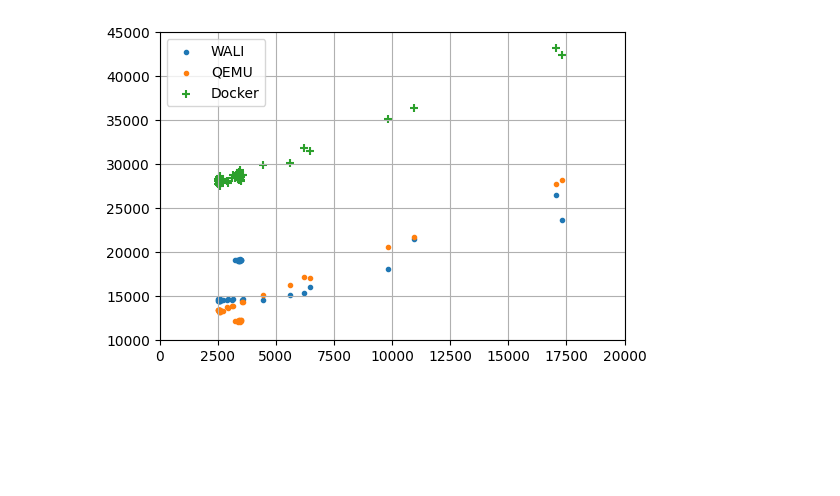
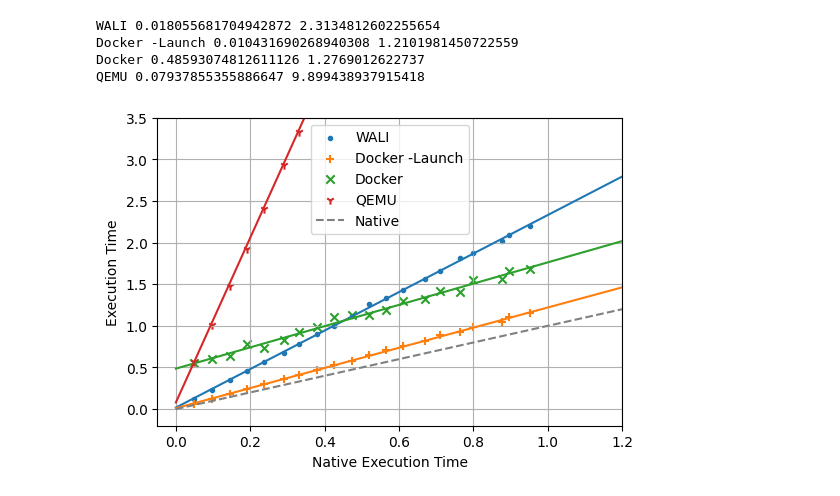
Before and after one commit to arjunr2/wali-eurosys25-data, a Jupyter notebook: scatter.ipynb, the cells around one changed output. Saved outputs shown, nothing was run; the diff lists cells and outputs as text; code cells hidden in the pictures; blank space fills up the shorter version.

```diff
--- a/scatter.ipynb
+++ b/scatter.ipynb
@@ -6,4 +7,13 @@ import numpy as np
-# %%
-df1 = pd.read_csv("results/lua.csv")
-df2 = pd.read_csv("results/bash.csv")
-df = pd.concat([df1, df2])
+# %%
+def read_data(*args):
+    dfs = [pd.read_csv(os.path.join("results", a + ".csv")) for a in args]
+    res = pd.concat(dfs)
+    res["benchmark"] = res["benchmark"].astype(str)
+    return res
+
+
+def _get(df, mode, key=None):
+    res = df[df["mode"] == mode].sort_values('benchmark')
+    if key is not None:
+        res = np.array(res[key])
+    return res
@@ -23,25 +127,44 @@ def _scatterlr(ax, x, y, marker='.', label=''):
 # %%
+df = read_data("sqlite3")
+
+def _scatterlr(ax, x, y, marker='.', label='', limit=4):
+    filter = (np.array(x) < limit) & (np.array(y) < limit)
+    lr = linregress(x[filter], y[filter])
+    ax.scatter(x, y, marker=marker, label=label)
+    ax.plot([0, 4], [lr.intercept, lr.intercept + 4 * lr.slope])
+    print(label, lr.intercept, lr.slope)
+
 modes = {
     "wali": "WALI",
+    "docker-inner": "Docker -Launch",
+    "docker": "Docker",
     "qemu": "QEMU"
 }
 
 fig, axs = plt.subplots(1, 1, figsize=(6, 4))
+axs.set_xlabel("Native Execution Time")
+axs.set_ylabel("Execution Time")
 
-x = _get("native", "maxrss")
-markers = ['.', '+', 'x']
+
+x = _get(df, "native", "wall")
+markers = ['.', '+', 'x', '1']
 for (name, label), marker in zip(modes.items(), markers):
-    axs.scatter(x, _get(name, "maxrss"), marker='.', label=label)
+    _scatterlr(
+        axs, x, _get(df, name, "wall"), marker=marker,
+        label=label, limit=100)
 
-y = _get("docker", "maxrss") + _get("docker-inner", "maxrss")
-axs.scatter(x, y, marker='+', label="Docker")
-
-# axs.plot([0, 5], [0, 5], linestyle='--', color='gray', label='Native')
+axs.plot([0, 5], [0, 5], linestyle='--', color='gray', label='Native')
 
 axs.legend()
-axs.set_xlim(0, 20000)
-axs.set_ylim(10000, 45000)
+axs.set_xlim(-0.05, 1.2)
+axs.set_ylim(-0.2, 3.5)
+axs.set_xlabel("Native Execution Time")
+axs.set_ylabel("Execution Time")
 axs.grid()
 fig.savefig("scatter.pdf")
 # %% [output]
+WALI 0.018055681704942872 2.3134812602255654
+Docker -Launch 0.010431690268940308 1.2101981450722559
+Docker 0.48593074812611126 1.2769012622737
+QEMU 0.07937855355886647 9.899438937915418
-[figure, old version]
+[figure, new version]
```
Also changed, not shown: parts of 5 cells of this notebook, 3 other files.
